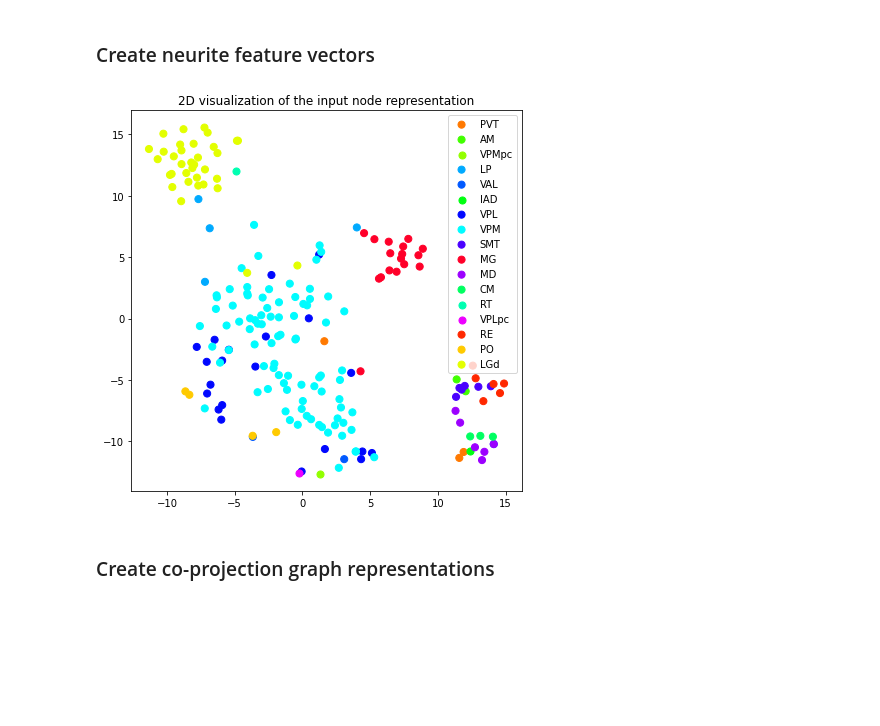
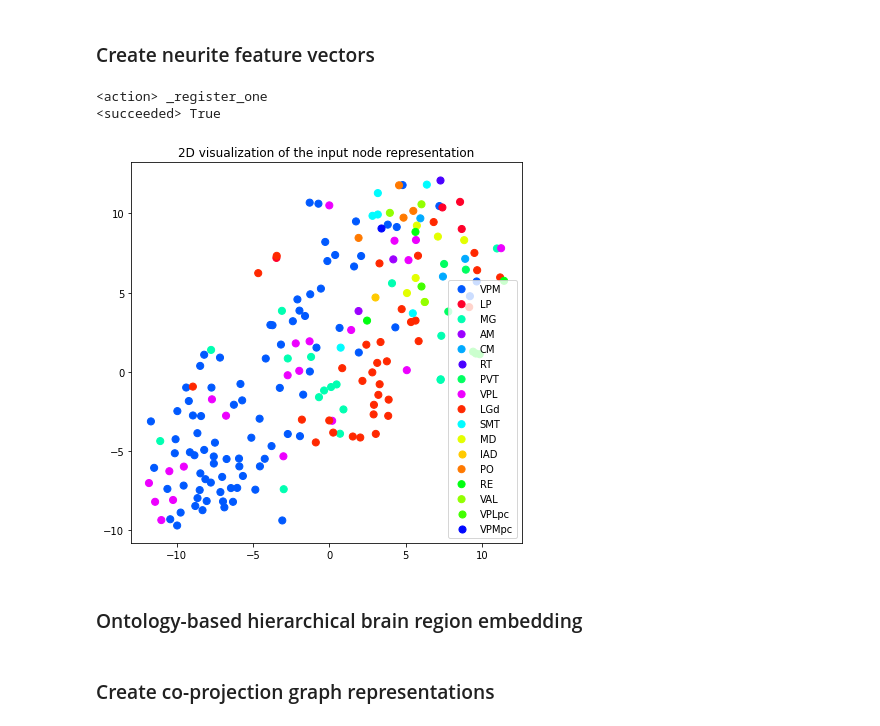
Before and after one commit to BlueBrain/knowledge-graph-inference, a Jupyter notebook: Build Model for SEU Neuron Morphologies.ipynb, the cells around one changed output. Saved outputs shown, nothing was run; the diff lists cells and outputs as text; code cells hidden in the pictures; blank space fills up the shorter version.

```diff
--- a/Build Model for SEU Neuron Morphologies.ipynb
+++ b/Build Model for SEU Neuron Morphologies.ipynb
@@ -69,4 +75,4 @@ forge = KnowledgeGraphForge("configs/new-forge-config.yaml",
                             token=TOKEN,
                             bucket="bbp-external/seu")
 # %%
-morphologies = forge.search({"type": "NeuronMorphology"}, limit=None)
+morphologies = forge.search({"type": "NeuronMorphology"}, limit=200, debug=True)
@@ -103,0 +130,3 @@ brain_region_notation
+# %%
+with open("data/thalamus_partition_edges.pkl", "rb") as f:
+    thalamus_partition = pickle.load(f)
@@ -409,7 +486,7 @@ plot_2d(axon_proj_frame, vectors=embedding_2d, label_prop="brainLocation_brainRe
 # %% [markdown]
 ### Create neurite feature vectors
 # %%
-projection_columns = [
+feature_columns = [
 #     'somaNumberOfPoints.value',
     'Axon_cumulatedLength',
     'Axon_longestBranchLength',
@@ -428,7 +505,7 @@ projection_columns = [
 #     'ApicalDendrite_traversedBrainRegion'
 ]
 # %%
-neurite_features = nodes[[c for c in neurite_feature_df.columns if c not in projection_columns]]
+neurite_features = nodes[[c for c in neurite_feature_df.columns if c in feature_columns]]
 # %%
 neurite_frame = PandasPGFrame.from_frames(
     nodes=neurite_features, edges=pd.DataFrame())
@@ -449,5 +540,16 @@ neurite_features = encoded_frame._nodes.rename(columns={"features": "neurite_fea
+# %%
+model_resource = push_model(
+    forge, agent, "SEU NeuronMorphology Neurite Features",
+    "Feature encoding model built for neurite features from the SEU neuron morphology dataset resources",
+    "Neurite features",
+    "SEU_morph_neurite_features_euclidean.zip", "euclidean", neurite_dim)
+# %% [output]
+<action> _register_one
+<succeeded> True
 # %%
 embedding_2d = transform_to_2d(encoded_frame._nodes["features"].tolist())
-plot_2d(axon_proj_frame, vectors=embedding_2d, label_prop="brainLocation_brainRegion_id")
+plot_2d(frame, vectors=embedding_2d, label_prop="brainLocation_brainRegion_id")
 # %% [output]
-[figure, old version]
+[figure, new version]
+# %% [markdown]
+### Ontology-based hierarchical brain region embedding
```
Also changed, not shown: parts of 31 cells of this notebook, 3 other files.
